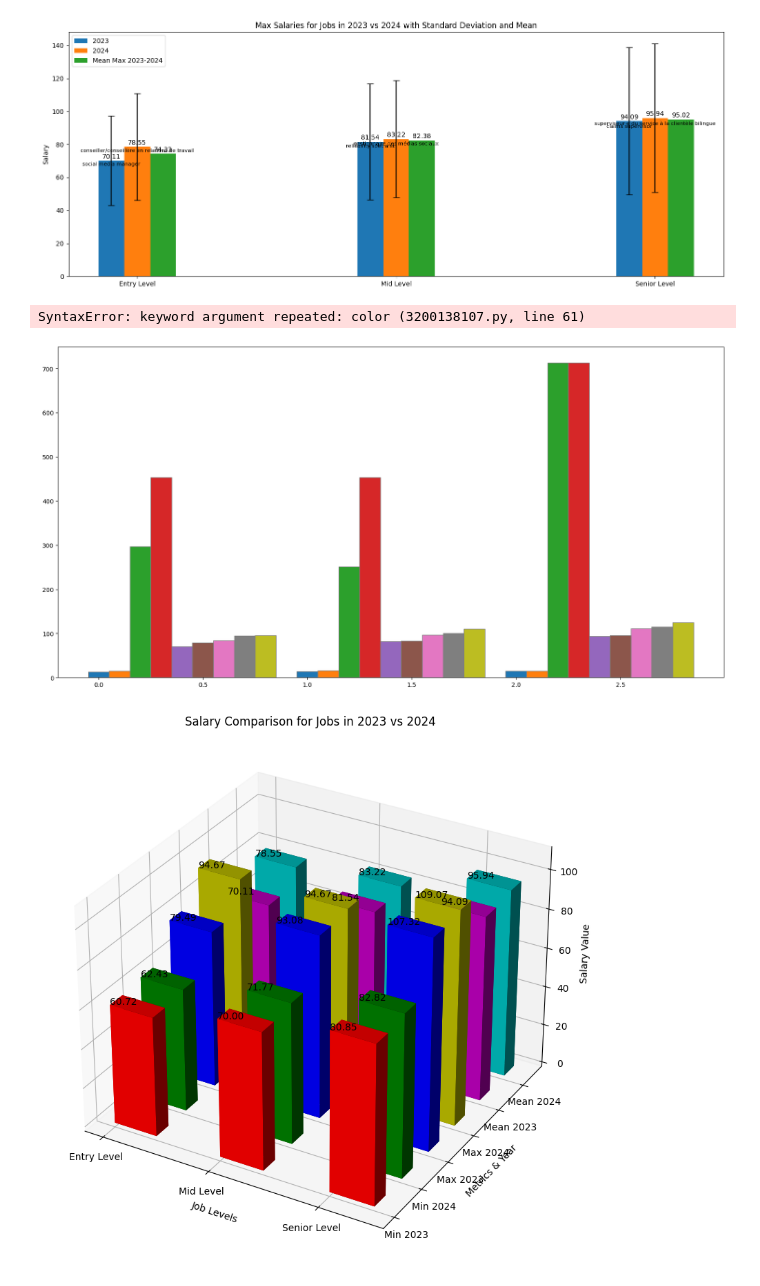
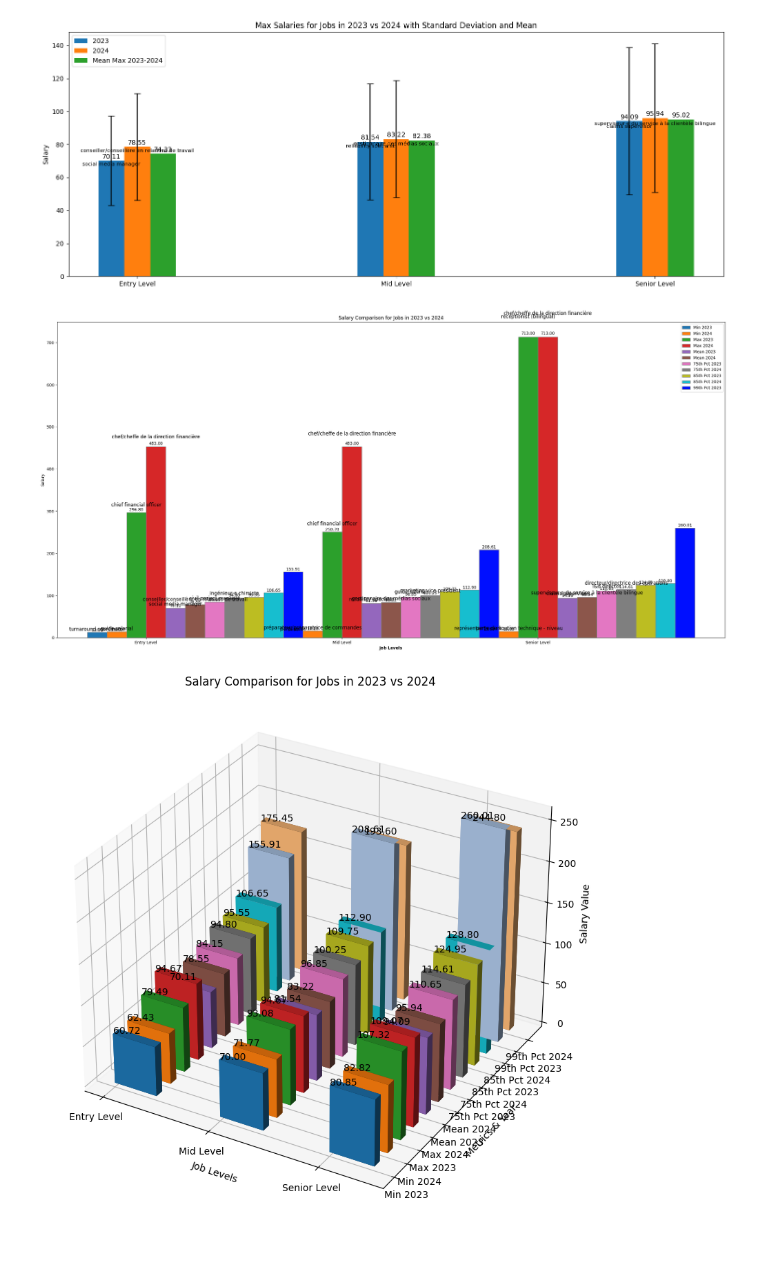
Before and after one commit to AlgoETS/Salary, a Jupyter notebook: sandbox/compare_2023_to_2024.ipynb, the cells around one changed output. Saved outputs shown, nothing was run; the diff lists cells and outputs as text; code cells hidden in the pictures; blank space fills up the shorter version.

Commit message:
graphs heatmap

```diff
--- a/sandbox/compare_2023_to_2024.ipynb
+++ b/sandbox/compare_2023_to_2024.ipynb
@@ -381,8 +381,8 @@ r10 = [x + 9 * barWidth for x in r1]
 r11 = [x + 10 * barWidth for x in r1]
 r12 = [x + 11 * barWidth for x in r1]
 
-fig, ax = plt.subplots(figsize=(20, 10))
-colors = ['#1f77b4', '#ff7f0e', '#2ca02c', '#d62728', '#9467bd', '#8c564b', '#e377c2', '#7f7f7f', '#bcbd22', '#17becf', '#000000']
+fig, ax = plt.subplots(figsize=(24, 12))
+colors = ['#1f77b4', '#ff7f0e', '#2ca02c', '#d62728', '#9467bd', '#8c564b', '#e377c2', '#7f7f7f', '#bcbd22', '#17becf', '#000fff']
 
 # Plotting the data
 ax.bar(r1, min_2023, width=barWidth, color=colors[0], edgecolor="grey", label="Min 2023")
@@ -424,8 +424,8 @@ ax.bar(
     r10,
     percentile_85_2024,
     width=barWidth,
-    color="pink",
     color=colors[9],
+    edgecolor="grey",
     label="85th Pct 2024",
 )
 
@@ -433,10 +433,12 @@ ax.bar(
     r11,
     percentile_99_2023,
     width=barWidth,
-    color="",
     color=colors[10],
+    edgecolor="grey",
     label="99th Pct 2023",
 )
+
+import random
 
 # Function to add labels
 def add_labels(bars, ax):
@@ -447,7 +449,7 @@ def add_labels(bars, ax):
 # Function to add job names
 def add_job_names(bars, ax, job_names):
     for bar, job_name in zip(bars, job_names):
-        ax.text(bar.get_x() + bar.get_width() / 2., 1.01 * bar.get_height(), job_name, ha='center', va='bottom', rotation=0, fontsize=8, color='black')
+        ax.text(bar.get_x() + bar.get_width() / 2., (1.02 + random.uniform(0.01, 0.05)) * bar.get_height(), job_name, ha='center', va='bottom', rotation=0, fontsize=12, color='black')
 
 
 
@@ -502,8 +504,7 @@ ax.legend()
 plt.tight_layout()
 plt.show()
 # %% [output]
-SyntaxError: keyword argument repeated: color (3200138107.py, line 61)
-[figure, old version]
+[figure, new version]
 # %%
 import matplotlib.pyplot as plt
 import numpy as np
@@ -522,44 +523,55 @@ max_values_2024 = [df_sorted_2024['entry_max'].mean(), df_sorted_2024['mid_max']
 mean_values_2023 = [df_sorted_2023['entry_mean'].mean(), df_sorted_2023['mid_mean'].mean(), df_sorted_2023['senior_mean'].mean()]
 mean_values_2024 = [df_sorted_2024['entry_mean'].mean(), df_sorted_2024['mid_mean'].mean(), df_sorted_2024['senior_mean'].mean()]
 
-all_values = min_values_2023 + min_values_2024 + max_values_2023 + max_values_2024 + mean_values_2023 + mean_values_2024
+# Add the new percentile data here
+percentile_75_2023 = df_sorted_2023[['entry_mean', 'mid_mean', 'senior_mean']].quantile(0.75).tolist()
+percentile_75_2024 = df_sorted_2024[['entry_mean', 'mid_mean', 'senior_mean']].quantile(0.75).tolist()
+
+percentile_85_2023 = df_sorted_2023[['entry_mean', 'mid_mean', 'senior_mean']].quantile(0.85).tolist()
+percentile_85_2024 = df_sorted_2024[['entry_mean', 'mid_mean', 'senior_mean']].quantile(0.85).tolist()
+
+percentile_99_2023 = df_sorted_2023[['entry_mean', 'mid_mean', 'senior_mean']].quantile(0.99).tolist()
+percentile_99_2024 = df_sorted_2024[['entry_mean', 'mid_mean', 'senior_mean']].quantile(0.99).tolist()
+
+# Combine all the values
+all_values = min_values_2023 + min_values_2024 + max_values_2023 + max_values_2024 + mean_values_2023 + mean_values_2024 + percentile_75_2023 + percentile_75_2024 + percentile_85_2023 + percentile_85_2024 + percentile_99_2023 + percentile_99_2024
 
 # Create a meshgrid for plotting
 _x = np.arange(len(labels))
-_y = np.arange(6)  # 2 years * 3 metrics (min, max, mean)
+_y = np.arange(12)  # 2 years * 6 metrics (min, max, mean, 75th, 85th, 99th)
 _xx, _yy = np.meshgrid(_x, _y)
 x, y = _xx.ravel(), _yy.ravel()
 
 # Initialize z and height
 z = np.zeros_like(x)
 height = all_values
 
 # Create the 3D plot
 fig = plt.figure(figsize=(16, 10))
 ax = fig.add_subplot(111, projection='3d')
 
 # Bar width and depth
 width = depth = 0.4
 
 # Plot bars
-colors = ['r']*3 + ['g']*3 + ['b']*3 + ['y']*3 + ['m']*3 + ['c']*3
-ax.bar3d(x, y, z, width, depth, height, shade=True, color=colors)
+colors = ['#1f77b4', '#ff7f0e', '#2ca02c', '#d62728', '#9467bd', '#8c564b', '#e377c2', '#7f7f7f', '#bcbd22', '#17becf', '#aec7e8', '#ffbb78']
+ax.bar3d(x, y, z, width, depth, height, shade=True, color=[colors[i//3] for i in range(len(x))])
 
 # Add text labels
 for xi, yi, zi, hi in zip(x, y, z, height):
     ax.text(xi, yi, zi + hi, f"{hi:.2f}")
 
 # Add labels, title, and legend
 ax.set_xticks(_x)
 ax.set_xticklabels(labels)
 ax.set_yticks(_y)
-ax.set_yticklabels(['Min 2023', 'Min 2024', 'Max 2023', 'Max 2024', 'Mean 2023', 'Mean 2024'])
+ax.set_yticklabels(['Min 2023', 'Min 2024', 'Max 2023', 'Max 2024', 'Mean 2023', 'Mean 2024', '75th Pct 2023', '75th Pct 2024', '85th Pct 2023', '85th Pct 2024', '99th Pct 2023', '99th Pct 2024'])
 ax.set_title('Salary Comparison for Jobs in 2023 vs 2024')
 ax.set_xlabel('Job Levels')
 ax.set_ylabel('Metrics & Year')
 ax.set_zlabel('Salary Value')
 
 plt.tight_layout()
 plt.show()
 # %% [output]
-[figure, old version]
+[figure, new version]
```
Also changed, not shown: parts of 3 cells of this notebook, 3 other files.
